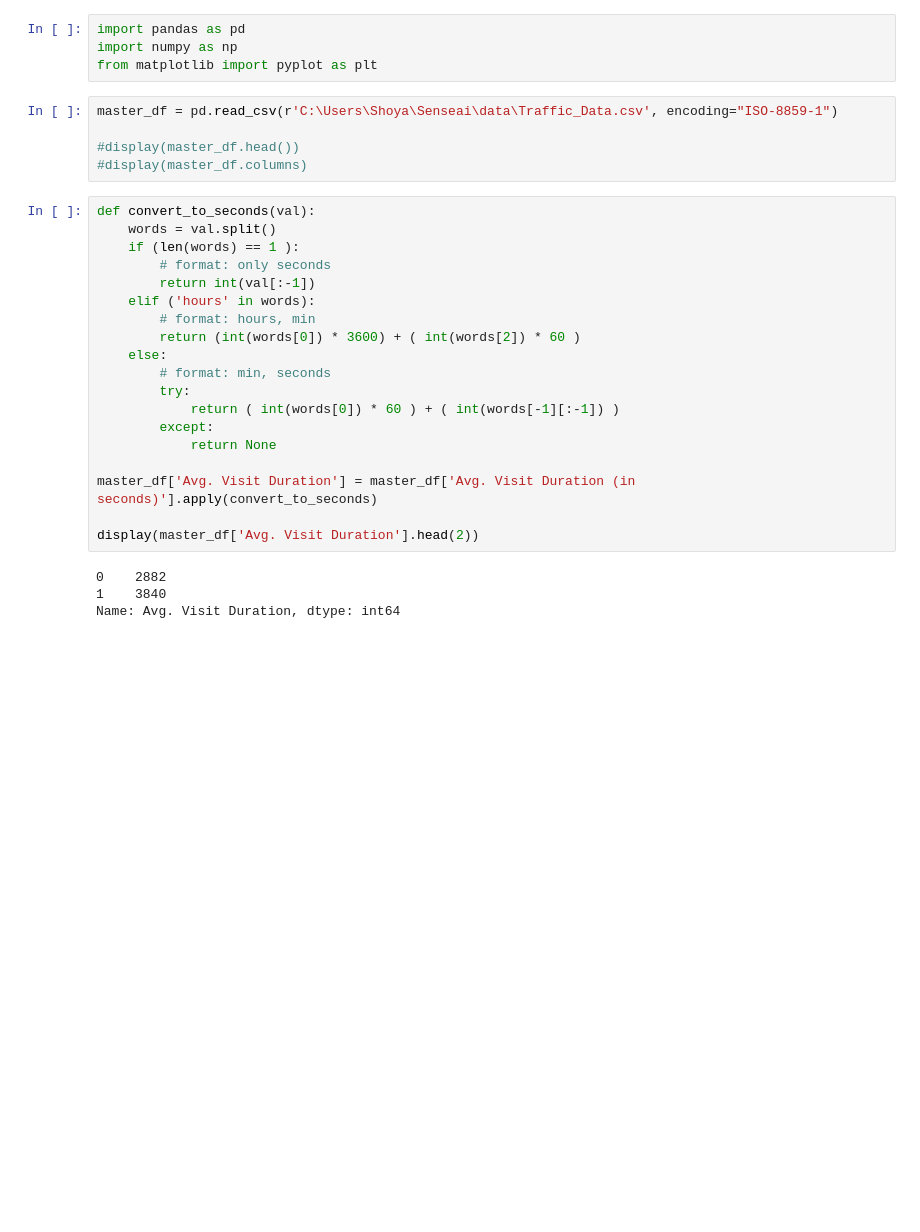
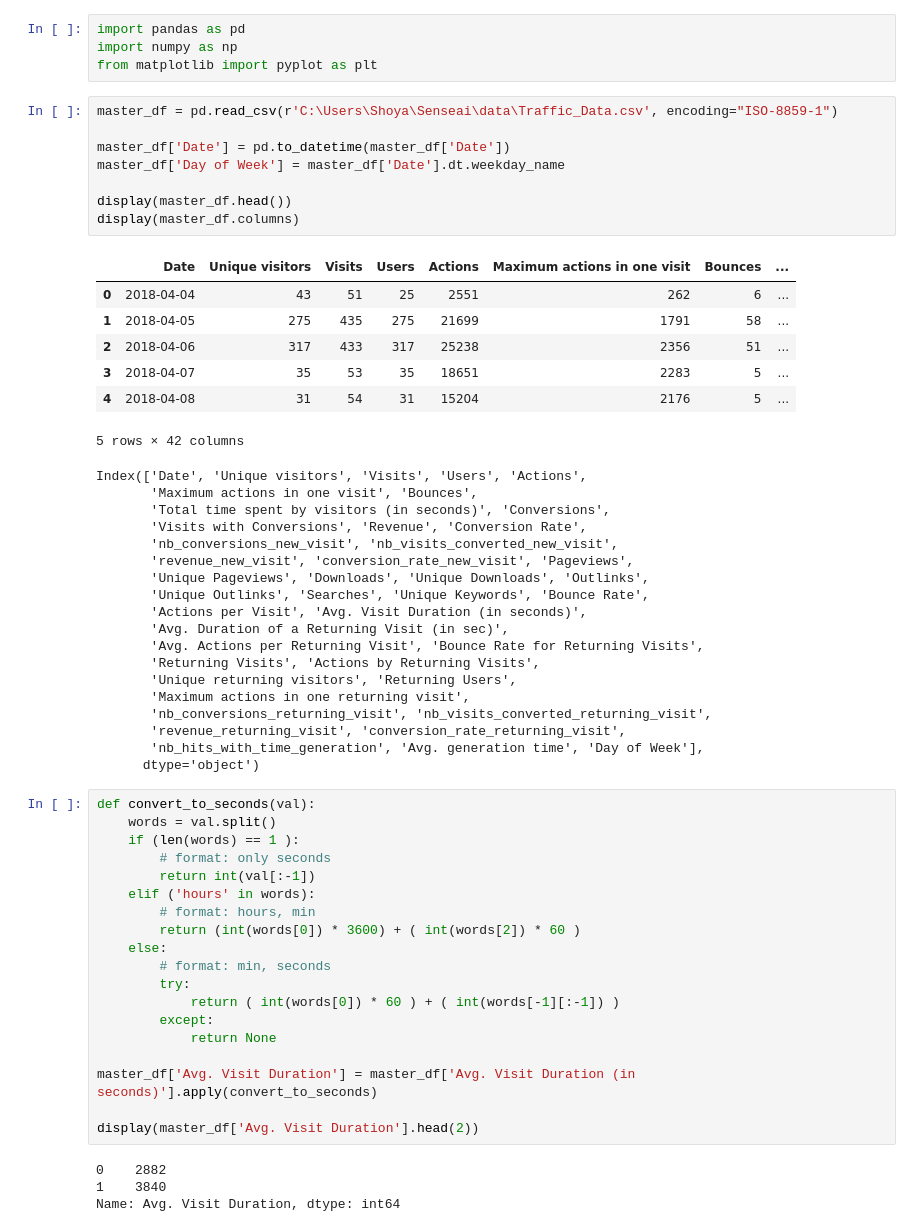
Before and after one commit to shoyasaxa/Predict-Traffic, a Jupyter notebook: Predict Traffic.ipynb, the cells around one changed output. Drawn from its saved outputs; the diff is of its cells as text; blank space fills up the shorter version.

```diff
--- a/Predict Traffic.ipynb
+++ b/Predict Traffic.ipynb
@@ -5,8 +5,37 @@ from matplotlib import pyplot as plt
 # %%
 master_df = pd.read_csv(r'C:\Users\Shoya\Senseai\data\Traffic_Data.csv', encoding="ISO-8859-1")
 
-#display(master_df.head())
-#display(master_df.columns)
+master_df['Date'] = pd.to_datetime(master_df['Date'])
+master_df['Day of Week'] = master_df['Date'].dt.weekday_name
+
+display(master_df.head())
+display(master_df.columns)
+# %% [output]
+|  | Date | Unique visitors | Visits | Users | Actions | Maximum actions in one visit | Bounces | ... |
+| 0 | 2018-04-04 | 43 | 51 | 25 | 2551 | 262 | 6 | ... |
+| 1 | 2018-04-05 | 275 | 435 | 275 | 21699 | 1791 | 58 | ... |
+| 2 | 2018-04-06 | 317 | 433 | 317 | 25238 | 2356 | 51 | ... |
+| 3 | 2018-04-07 | 35 | 53 | 35 | 18651 | 2283 | 5 | ... |
+| 4 | 2018-04-08 | 31 | 54 | 31 | 15204 | 2176 | 5 | ... |
+5 rows × 42 columns
+Index(['Date', 'Unique visitors', 'Visits', 'Users', 'Actions',
+       'Maximum actions in one visit', 'Bounces',
+       'Total time spent by visitors (in seconds)', 'Conversions',
+       'Visits with Conversions', 'Revenue', 'Conversion Rate',
+       'nb_conversions_new_visit', 'nb_visits_converted_new_visit',
+       'revenue_new_visit', 'conversion_rate_new_visit', 'Pageviews',
+       'Unique Pageviews', 'Downloads', 'Unique Downloads', 'Outlinks',
+       'Unique Outlinks', 'Searches', 'Unique Keywords', 'Bounce Rate',
+       'Actions per Visit', 'Avg. Visit Duration (in seconds)',
+       'Avg. Duration of a Returning Visit (in sec)',
+       'Avg. Actions per Returning Visit', 'Bounce Rate for Returning Visits',
+       'Returning Visits', 'Actions by Returning Visits',
+       'Unique returning visitors', 'Returning Users',
+       'Maximum actions in one returning visit',
+       'nb_conversions_returning_visit', 'nb_visits_converted_returning_visit',
+       'revenue_returning_visit', 'conversion_rate_returning_visit',
+       'nb_hits_with_time_generation', 'Avg. generation time', 'Day of Week'],
+      dtype='object')
 # %%
 def convert_to_seconds(val):
     words = val.split()
```
Also changed, not shown: parts of 9 cells of this notebook, 1 other file.
